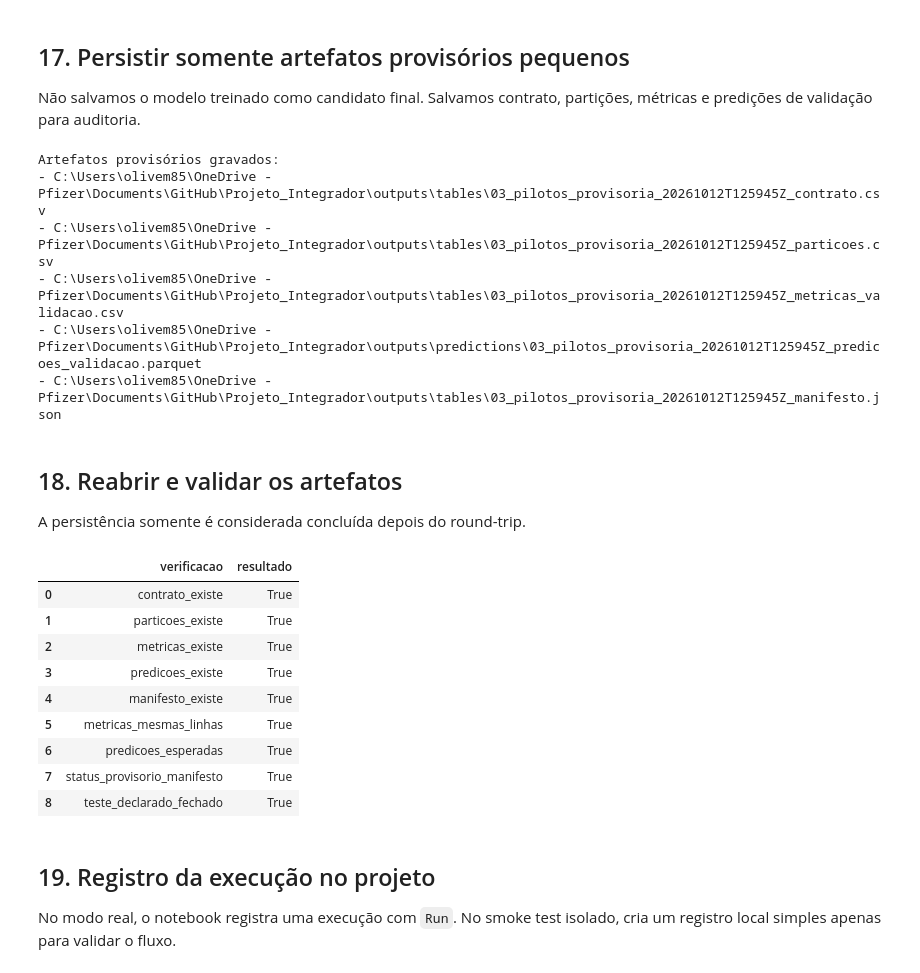
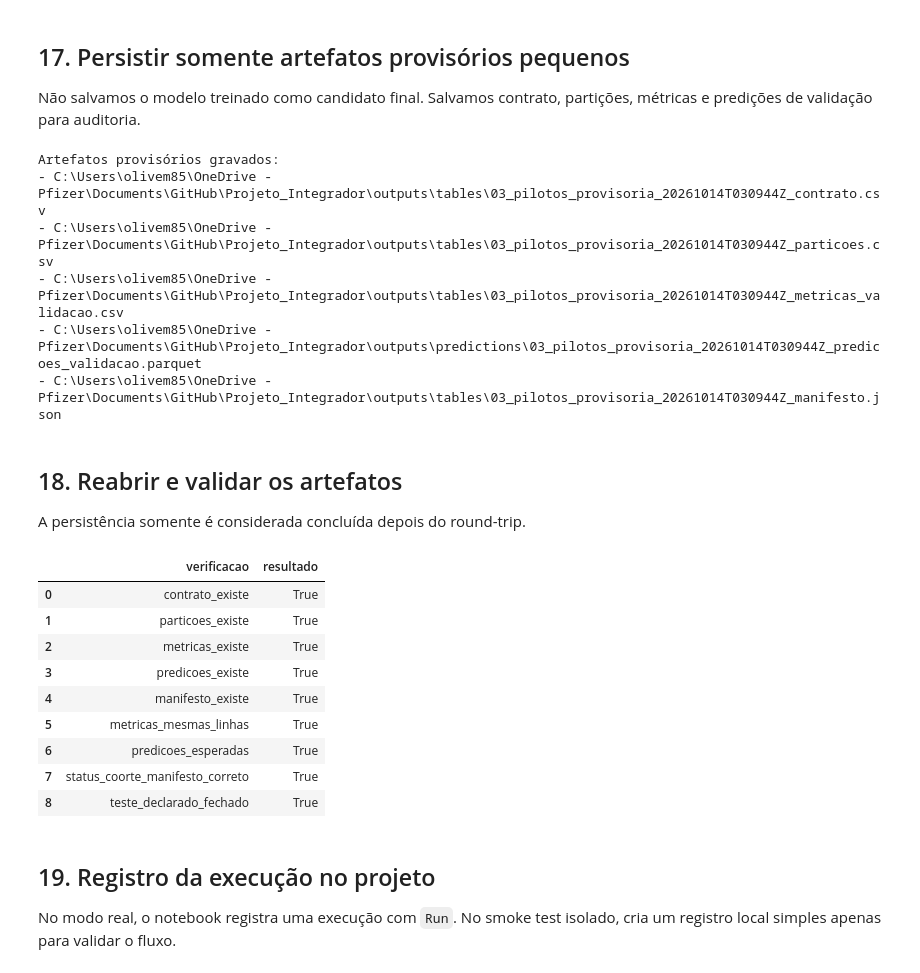
Before and after one commit to Ivan-S-Oliveira/Projeto_Integrador, a Jupyter notebook: notebooks/02_eda/03_supervisionado_pilotos.ipynb, the cells around one changed output. Saved outputs shown, nothing was run; the diff lists cells and outputs as text; code cells hidden in the pictures.

```diff
--- a/notebooks/02_eda/03_supervisionado_pilotos.ipynb
+++ b/notebooks/02_eda/03_supervisionado_pilotos.ipynb
@@ -1894,7 +1424,11 @@ Primeiras features: ['idade_anos', 'dias_sintomas_ate_internacao', 'sexo_categor
 
 Não salvamos o modelo treinado como candidato final. Salvamos contrato, partições, métricas e predições de validação para auditoria.
 # %%
-timestamp_execucao = pd.Timestamp.utcnow().strftime("%Y%m%dT%H%M%SZ")
+timestamp_execucao = pd.Timestamp.now(
+    tz="UTC"
+).strftime(
+    "%Y%m%dT%H%M%SZ"
+)
 prefixo = f"03_pilotos_{STATUS_COORTE}_{timestamp_execucao}"
 
 caminho_contrato = TABLES_DIR / f"{prefixo}_contrato.csv"
@@ -1914,7 +1448,7 @@ pd.concat([predicoes_dummy, predicoes_logistica], ignore_index=True).to_parquet(
 manifesto = {
     "status_coorte": STATUS_COORTE,
     "versao_execucao": VERSAO_EXECUCAO,
-    "fonte": str(CAMINHO_COORTE) if CAMINHO_COORTE else "sintetica_smoke",
+    "fonte": str(CAMINHO_COORTE),
     "seed": SEED,
     "features": FEATURES_PILOTO,
     "features_final_congelada": bool(FEATURES_FINAIS_CFG),
@@ -1922,6 +1456,19 @@ manifesto = {
     "n_treino": int(len(treino)),
     "n_validacao": int(len(validacao)),
     "n_teste_criado_mas_nao_aberto": int((base_modelagem[COLUNA_PARTICAO] == "teste").sum()),
+    "teste_aberto": False,
+    "quarentena_conflitos_split": {
+    "politica": POLITICA_CONFLITOS_SPLIT,
+    "grupos_conflitantes": int(
+        len(grupos_conflitantes_split)
+    ),
+    "linhas_excluidas": int(
+        len(registros_conflitantes_split)
+    ),
+    "waterfall": str(
+        caminho_waterfall_split
+    ),
+    },
     "artefatos": {
         "contrato": str(caminho_contrato),
         "particoes": str(caminho_particoes),
@@ -1939,11 +1486,11 @@ for caminho in [caminho_contrato, caminho_particoes, caminho_metricas, caminho_p
     print("-", caminho)
 # %% [output]
 Artefatos provisórios gravados:
-- C:\Users\olivem85\OneDrive - Pfizer\Documents\GitHub\Projeto_Integrador\outputs\tables\03_pilotos_provisoria_20261012T125945Z_contrato.csv
-- C:\Users\olivem85\OneDrive - Pfizer\Documents\GitHub\Projeto_Integrador\outputs\tables\03_pilotos_provisoria_20261012T125945Z_particoes.csv
-- C:\Users\olivem85\OneDrive - Pfizer\Documents\GitHub\Projeto_Integrador\outputs\tables\03_pilotos_provisoria_20261012T125945Z_metricas_validacao.csv
-- C:\Users\olivem85\OneDrive - Pfizer\Documents\GitHub\Projeto_Integrador\outputs\predictions\03_pilotos_provisoria_20261012T125945Z_predicoes_validacao.parquet
-- C:\Users\olivem85\OneDrive - Pfizer\Documents\GitHub\Projeto_Integrador\outputs\tables\03_pilotos_provisoria_20261012T125945Z_manifesto.json
+- C:\Users\olivem85\OneDrive - Pfizer\Documents\GitHub\Projeto_Integrador\outputs\tables\03_pilotos_provisoria_20261014T030944Z_contrato.csv
+- C:\Users\olivem85\OneDrive - Pfizer\Documents\GitHub\Projeto_Integrador\outputs\tables\03_pilotos_provisoria_20261014T030944Z_particoes.csv
+- C:\Users\olivem85\OneDrive - Pfizer\Documents\GitHub\Projeto_Integrador\outputs\tables\03_pilotos_provisoria_20261014T030944Z_metricas_validacao.csv
+- C:\Users\olivem85\OneDrive - Pfizer\Documents\GitHub\Projeto_Integrador\outputs\predictions\03_pilotos_provisoria_20261014T030944Z_predicoes_validacao.parquet
+- C:\Users\olivem85\OneDrive - Pfizer\Documents\GitHub\Projeto_Integrador\outputs\tables\03_pilotos_provisoria_20261014T030944Z_manifesto.json
 # %% [markdown]
 ## 18. Reabrir e validar os artefatos
 
@@ -1953,35 +1500,35 @@ metricas_reabertas = pd.read_csv(caminho_metricas, encoding="utf-8-sig")
 predicoes_reabertas = pd.read_parquet(caminho_predicoes)
 manifesto_reaberto = json.loads(caminho_manifesto.read_text(encoding="utf-8"))
 
 validacoes_artefatos = {
     "contrato_existe": caminho_contrato.exists(),
     "particoes_existe": caminho_particoes.exists(),
     "metricas_existe": caminho_metricas.exists(),
     "predicoes_existe": caminho_predicoes.exists(),
     "manifesto_existe": caminho_manifesto.exists(),
     "metricas_mesmas_linhas": len(metricas_reabertas) == len(resultados_piloto),
     "predicoes_esperadas": len(predicoes_reabertas) == 2 * len(validacao),
-    "status_provisorio_manifesto": manifesto_reaberto["status_coorte"] == "provisoria",
+    "status_coorte_manifesto_correto": (manifesto_reaberto["status_coorte"] == STATUS_COORTE),
     "teste_declarado_fechado": manifesto_reaberto["n_teste_criado_mas_nao_aberto"] > 0,
 }
 
 display(pd.DataFrame({
     "verificacao": validacoes_artefatos.keys(),
     "resultado": validacoes_artefatos.values(),
 }))
 if not all(validacoes_artefatos.values()):
     falhas = [k for k, v in validacoes_artefatos.items() if not v]
     raise RuntimeError(f"Falhas no round-trip dos artefatos: {falhas}")
 # %% [output]
 |  | verificacao | resultado |
 | 0 | contrato_existe | True |
 | 1 | particoes_existe | True |
 | 2 | metricas_existe | True |
 | 3 | predicoes_existe | True |
 | 4 | manifesto_existe | True |
 | 5 | metricas_mesmas_linhas | True |
 | 6 | predicoes_esperadas | True |
-| 7 | status_provisorio_manifesto | True |
+| 7 | status_coorte_manifesto_correto | True |
 | 8 | teste_declarado_fechado | True |
 # %% [markdown]
 ## 19. Registro da execução no projeto
```
Also changed, not shown: parts of 18 cells of this notebook, 6 other files.
